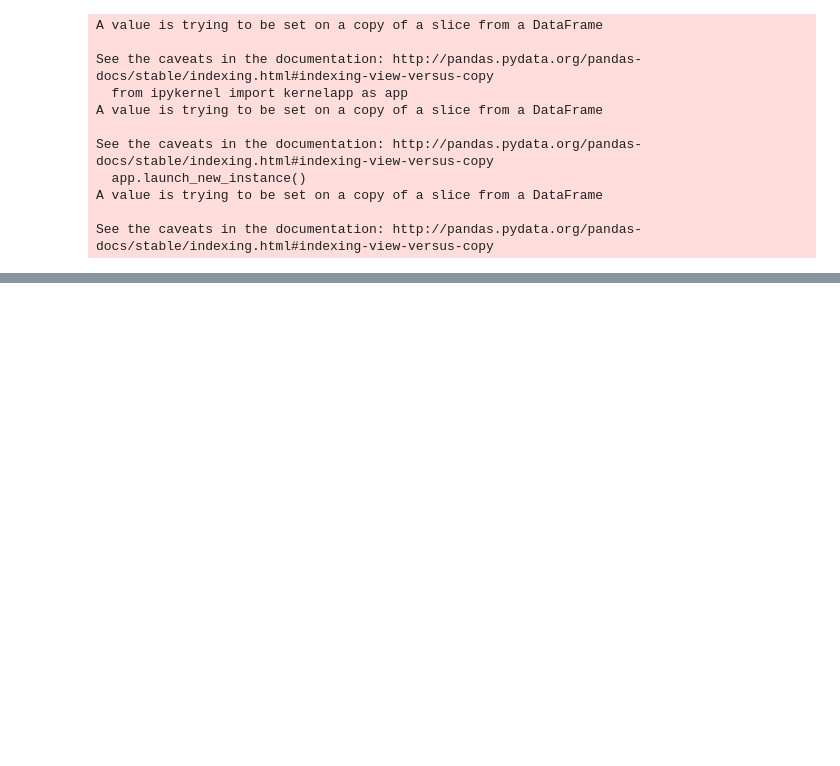
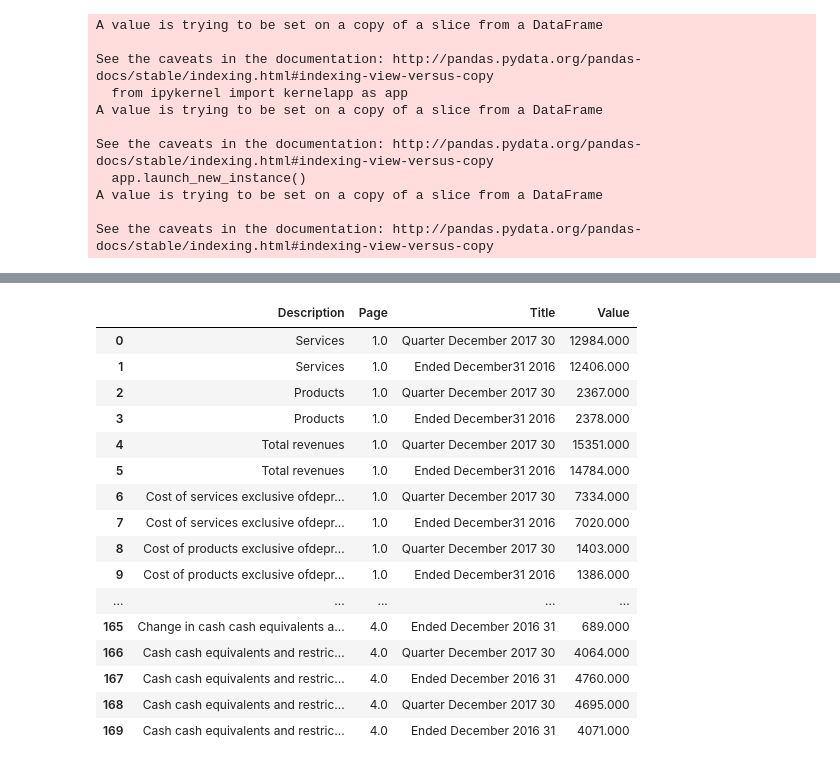
Before and after one commit to juangw/FinancialReporter, a Jupyter notebook: trcode/PageExtraction.ipynb, the cells around one changed output, grey strips where cells are left out. Saved outputs shown, nothing was run; the diff lists cells and outputs as text; code cells hidden in the pictures; blank space fills up the shorter version.

```diff
--- a/trcode/PageExtraction.ipynb
+++ b/trcode/PageExtraction.ipynb
@@ -267,0 +191,2 @@ chk_words.groupby(['PageNumber','Y_Min']).apply(lambda x: x.sum())
+# %%
+lines = lines.reset_index()
@@ -267,0 +255,49 @@ chk_words.groupby(['PageNumber','Y_Min']).apply(lambda x: x.sum())
+# %%
+linescopy = lines
+linescopy.WordText = lines.WordText.replace(',','')
+linescopy.WordText = lines.WordText.str.split()
+# %%
+finaldf = pd.DataFrame()
+rowdic = {}
+for index,row in linescopy.iterrows():
+    for index1,row1 in columndf.iterrows():
+         if row['PageNumber'] == row1['Page']:
+            for item in row.WordText:
+                notext = re.sub('[^0-9.]','', item)
+                nodecimal = re.findall(r'\d+\.\d+',notext)
+                if len(nodecimal) == 0:
+                    notext = re.findall(r'\d+',notext)
+                else:
+                    notext = nodecimal
+                try:
+                    clean = float(notext[0])
+                    if clean in row1['Values']:
+                        novalues = [re.sub('[\\\,()$]', '', s) for s in row.WordText if is_float(re.sub('[\\\,()$]', '', s)) == False]
+                        rowdic['Value'] = clean
+                        rowdic['Description'] = ' '.join(novalues)
+                        rowdic['Title'] = ' '.join(row1['Title'])
+                        rowdic['Page'] = row['PageNumber']
+                        finaldf = finaldf.append(rowdic, ignore_index=True)
+#                         print(clean, ' '.join(novalues), ' '.join(row1['Title']))
+                except:
+                    pass
+# %%
+finaldf
+# %% [output]
+|  | Description | Page | Title | Value |
+| 0 | Services | 1.0 | Quarter December 2017 30 | 12984.000 |
+| 1 | Services | 1.0 | Ended December31 2016 | 12406.000 |
+| 2 | Products | 1.0 | Quarter December 2017 30 | 2367.000 |
+| 3 | Products | 1.0 | Ended December31 2016 | 2378.000 |
+| 4 | Total revenues | 1.0 | Quarter December 2017 30 | 15351.000 |
+| 5 | Total revenues | 1.0 | Ended December31 2016 | 14784.000 |
+| 6 | Cost of services exclusive ofdepr... | 1.0 | Quarter December 2017 30 | 7334.000 |
+| 7 | Cost of services exclusive ofdepr... | 1.0 | Ended December31 2016 | 7020.000 |
+| 8 | Cost of products exclusive ofdepr... | 1.0 | Quarter December 2017 30 | 1403.000 |
+| 9 | Cost of products exclusive ofdepr... | 1.0 | Ended December31 2016 | 1386.000 |
+| ... | ... | ... | ... | ... |
+| 165 | Change in cash cash equivalents a... | 4.0 | Ended December 2016 31 | 689.000 |
+| 166 | Cash cash equivalents and restric... | 4.0 | Quarter December 2017 30 | 4064.000 |
+| 167 | Cash cash equivalents and restric... | 4.0 | Ended December 2016 31 | 4760.000 |
+| 168 | Cash cash equivalents and restric... | 4.0 | Quarter December 2017 30 | 4695.000 |
+| 169 | Cash cash equivalents and restric... | 4.0 | Ended December 2016 31 | 4071.000 |
```
Also changed, not shown: parts of 19 cells of this notebook, 4 other files.
